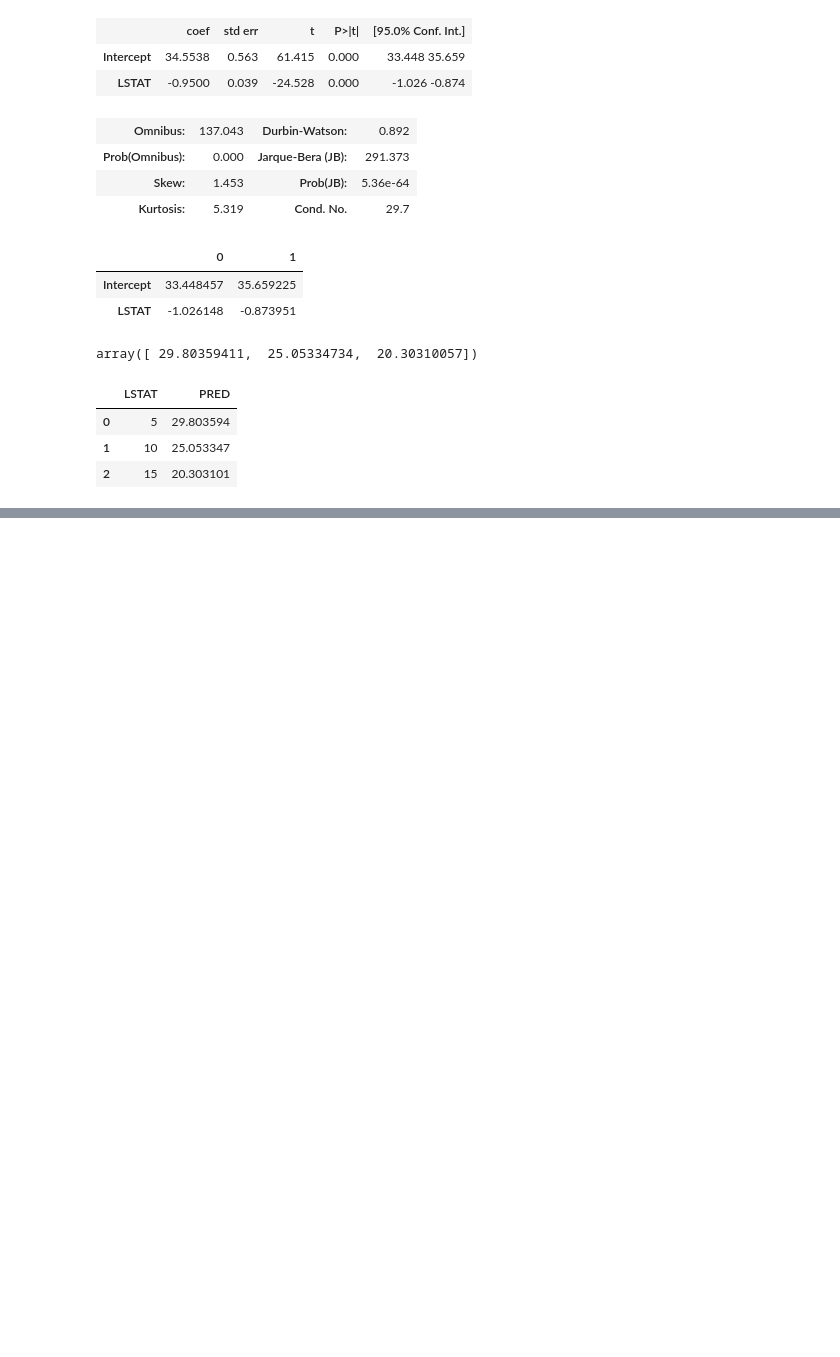
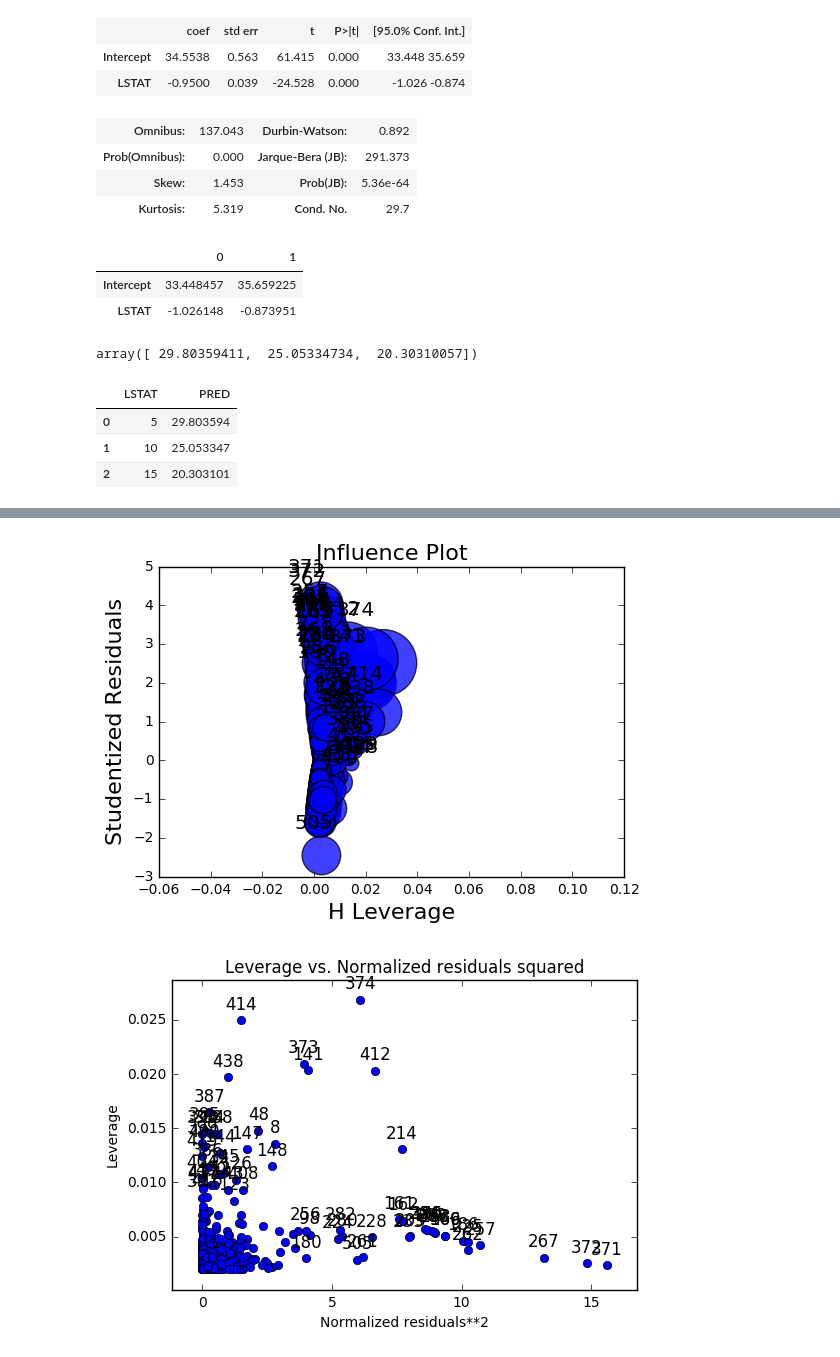
Before and after one commit to ishaanv/isl-labs-python, a Jupyter notebook: Linear Regression Lab.ipynb, the cells around one changed output, grey strips where cells are left out. Drawn from its saved outputs; the diff is of its cells as text; code cells hidden in the pictures; blank space fills up the shorter version.

```diff
--- a/Linear Regression Lab.ipynb
+++ b/Linear Regression Lab.ipynb
@@ -89,0 +165,8 @@ new_x
+# %%
+# TODO why is this printing dups
+from statsmodels.graphics.regressionplots import plot_leverage_resid2, influence_plot
+plot_leverage_resid2(res)
+influence_plot(res)
+# %% [output]
+[figure, added]
+[figure, added]
```
Also changed, not shown: parts of 9 cells of this notebook.
